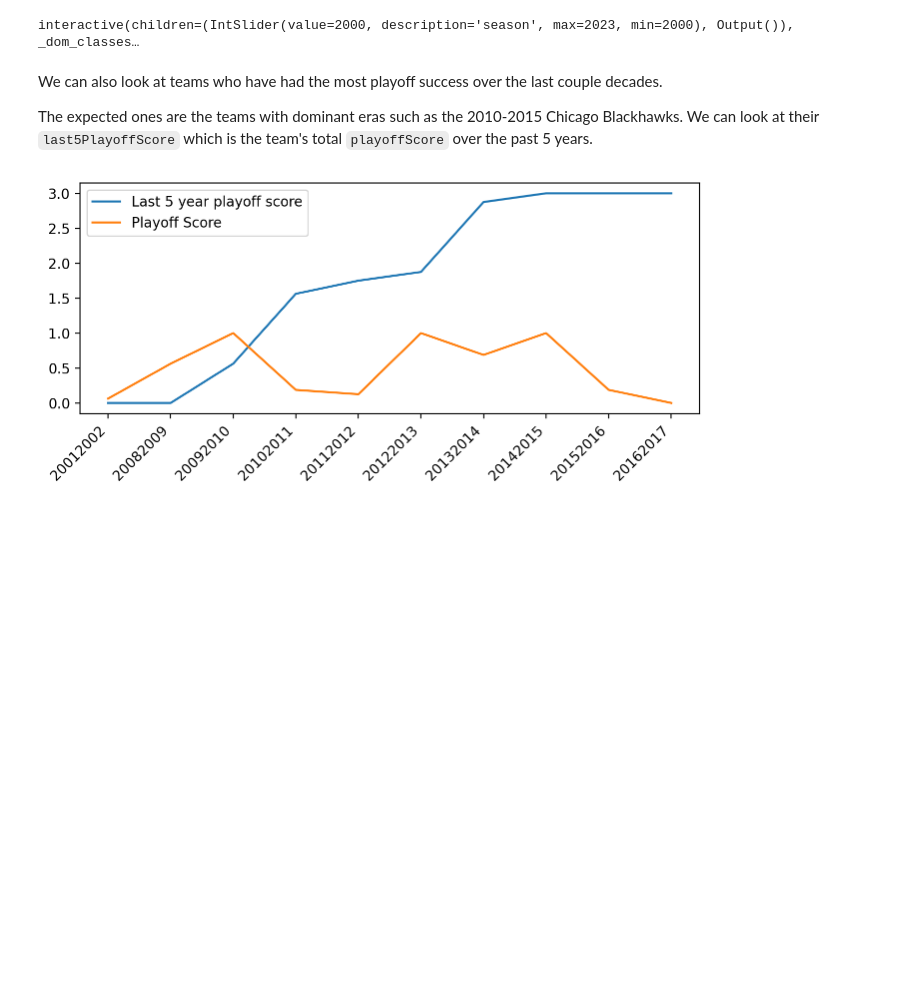
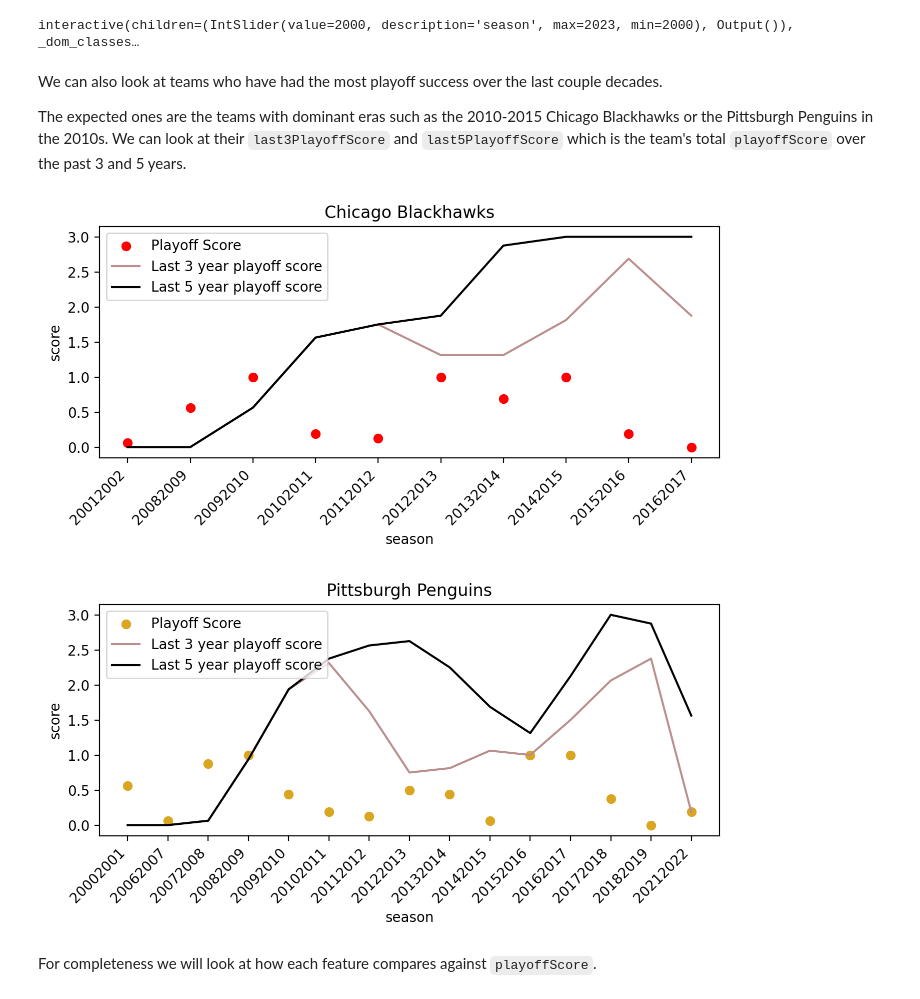
Before and after one commit to chrisbolton18/StanleyCupPredictor, a Jupyter notebook: nhlsc-predictor.ipynb, the cells around one changed output. Cells and saved outputs as stored; diff of their text form; code cells hidden in the pictures; blank space fills up the shorter version.

```diff
--- a/nhlsc-predictor.ipynb
+++ b/nhlsc-predictor.ipynb
@@ -59,3 +56,0 @@ Some of the features such as `otLosses` and `ties` are null values because there
-# %%
-df = df.drop(['otLosses', 'ties'], axis=1)
-df.describe()
@@ -99,0 +100,6 @@ array([20002001, 20012002, 20022003, 20032004, 20052006, 20062007,
+# %%
+# rename id column
+df = df.rename(columns={'Unnamed: 0': 'id'});
+
+df = df.drop(['otLosses', 'ties', 'regulationAndOtWins', 'winsInShootout', 'points', 'pointPct'], axis=1)
+df.describe()
@@ -146,12 +163,24 @@ interactive(children=(IntSlider(value=2000, description='season', max=2023, min=
 # %% [markdown]
 We can also look at teams who have had the most playoff success over the last couple decades.
 
-The expected ones are the teams with dominant eras such as the 2010-2015 Chicago Blackhawks. We can look at their `last5PlayoffScore` which is the team's total `playoffScore` over the past 5 years.
+The expected ones are the teams with dominant eras such as the 2010-2015 Chicago Blackhawks or the Pittsburgh Penguins in the 2010s. We can look at their `last3PlayoffScore` and `last5PlayoffScore` which is the team's total `playoffScore` over the past 3 and 5 years.
 # %%
 chi_df = df[df['teamFullName'] == 'Chicago Blackhawks']
-plt.plot(chi_df['seasonId'].astype(str), chi_df['last5PlayoffScore'], label='Last 5 year playoff score')
-plt.plot(chi_df['seasonId'].astype(str), chi_df['playoffScore'], label='Playoff Score')
-plt.xticks(rotation=45, ha='right')
-plt.legend();
+pit_df = df[df['teamFullName'] == 'Pittsburgh Penguins']
+colors = ['red', 'goldenrod']
+
+for t_df, color in zip([chi_df, pit_df],colors):
+    plt.figure()
+    plt.title(t_df['teamFullName'].iloc[0])
+    plt.xlabel('season')
+    plt.ylabel('score')
+    plt.xticks(rotation=45, ha='right')
+    plt.scatter(t_df['seasonId'].astype(str), t_df['playoffScore'], label='Playoff Score', color=color)
+    plt.plot(t_df['seasonId'].astype(str), t_df['last3PlayoffScore'], label='Last 3 year playoff score', color='rosybrown')
+    plt.plot(t_df['seasonId'].astype(str), t_df['last5PlayoffScore'], label='Last 5 year playoff score', color='black')
+    plt.legend();
 # %% [output]
-[figure, old version]
+[figure, new version]
+[figure, added]
+# %% [markdown]
+For completeness we will look at how each feature compares against `playoffScore`.
```
Also changed, not shown: parts of 9 cells of this notebook, 1 other file.
